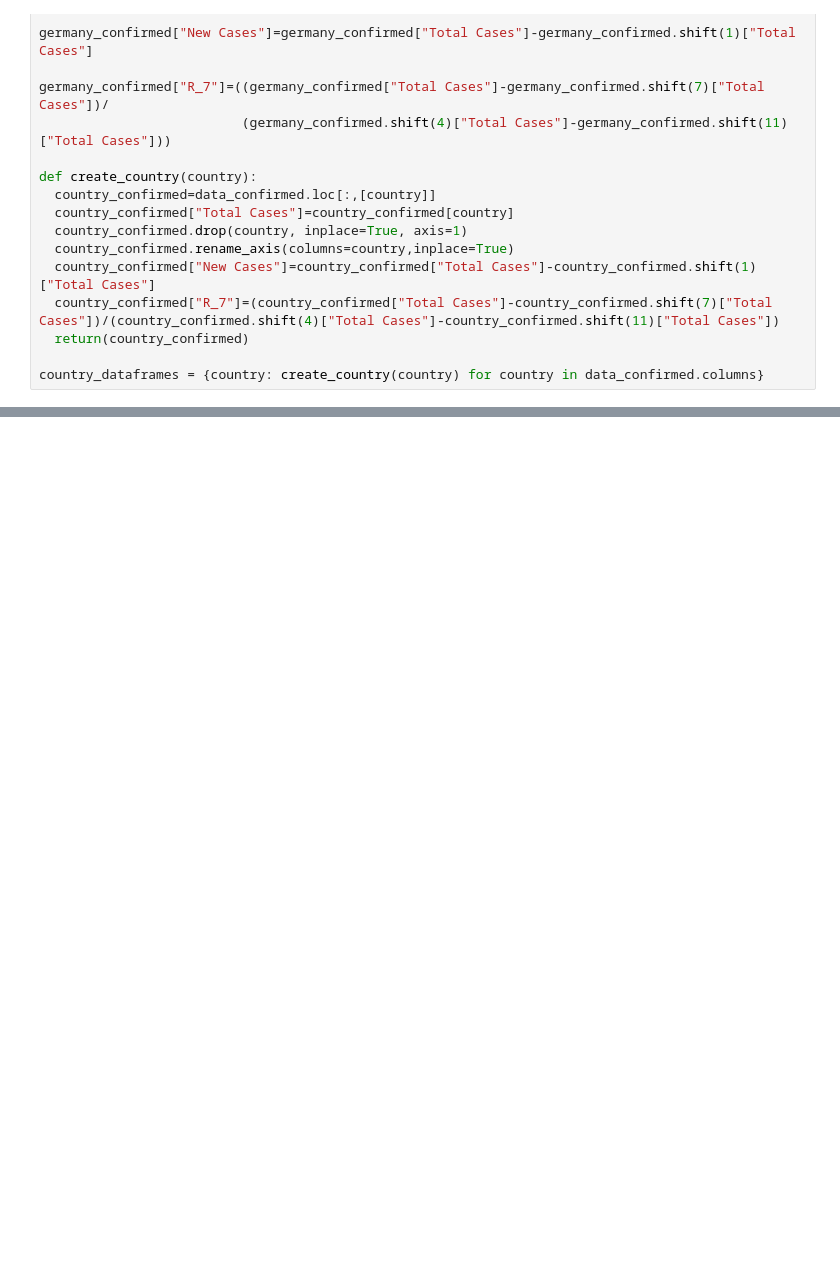
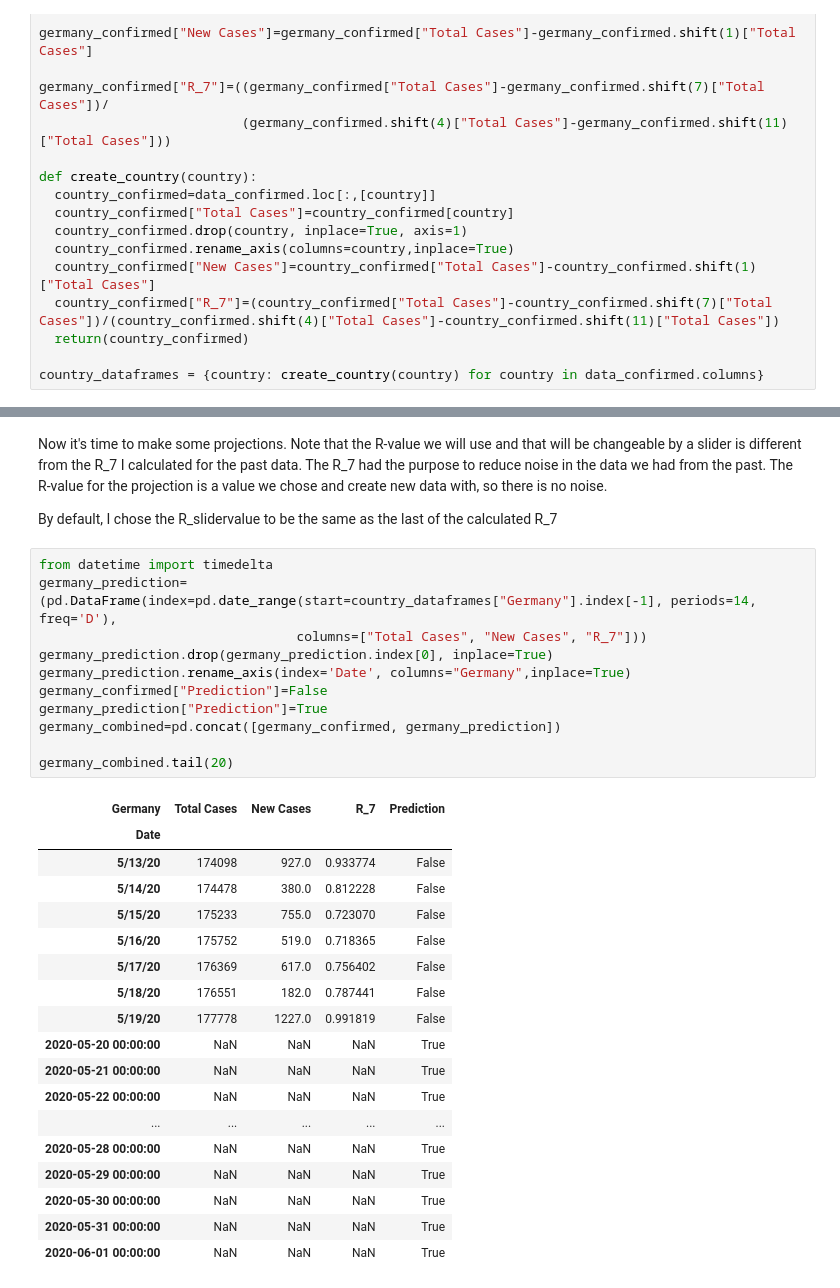
Before and after one commit to rechavar/pyCovid_TechLabsProj, a Jupyter notebook: TechLabs__finalProject.ipynb, the cells around one changed output, grey strips where cells are left out. Saved outputs shown, nothing was run; the diff lists cells and outputs as text; blank space fills up the shorter version.

```diff
--- a/TechLabs__finalProject.ipynb
+++ b/TechLabs__finalProject.ipynb
@@ -256,0 +274,34 @@ country_dataframes = {country: create_country(country) for country in data_confi
+# %% [markdown]
+Now it's time to make some projections. Note that the R-value we will use and that will be changeable by a slider is different from the R_7 I calculated for the past data. The R_7 had the purpose to reduce noise in the data we had from the past. The R-value for the projection is a value we chose and create new data with, so there is no noise.
+
+By default, I chose the R_slidervalue to be the same as the last of the calculated R_7
+# %%
+from datetime import timedelta
+germany_prediction=(pd.DataFrame(index=pd.date_range(start=country_dataframes["Germany"].index[-1], periods=14, freq='D'),
+                                 columns=["Total Cases", "New Cases", "R_7"]))
+germany_prediction.drop(germany_prediction.index[0], inplace=True)
+germany_prediction.rename_axis(index='Date', columns="Germany",inplace=True)
+germany_confirmed["Prediction"]=False
+germany_prediction["Prediction"]=True
+germany_combined=pd.concat([germany_confirmed, germany_prediction])
+
+germany_combined.tail(20)
+# %% [output]
+| Germany | Total Cases | New Cases | R_7 | Prediction |
+| Date |  |  |  |  |
+| 5/13/20 | 174098 | 927.0 | 0.933774 | False |
+| 5/14/20 | 174478 | 380.0 | 0.812228 | False |
+| 5/15/20 | 175233 | 755.0 | 0.723070 | False |
+| 5/16/20 | 175752 | 519.0 | 0.718365 | False |
+| 5/17/20 | 176369 | 617.0 | 0.756402 | False |
+| 5/18/20 | 176551 | 182.0 | 0.787441 | False |
+| 5/19/20 | 177778 | 1227.0 | 0.991819 | False |
+| 2020-05-20 00:00:00 | NaN | NaN | NaN | True |
+| 2020-05-21 00:00:00 | NaN | NaN | NaN | True |
+| 2020-05-22 00:00:00 | NaN | NaN | NaN | True |
+| ... | ... | ... | ... | ... |
+| 2020-05-28 00:00:00 | NaN | NaN | NaN | True |
+| 2020-05-29 00:00:00 | NaN | NaN | NaN | True |
+| 2020-05-30 00:00:00 | NaN | NaN | NaN | True |
+| 2020-05-31 00:00:00 | NaN | NaN | NaN | True |
+| 2020-06-01 00:00:00 | NaN | NaN | NaN | True |
```
Also changed, not shown: parts of 11 cells of this notebook.
